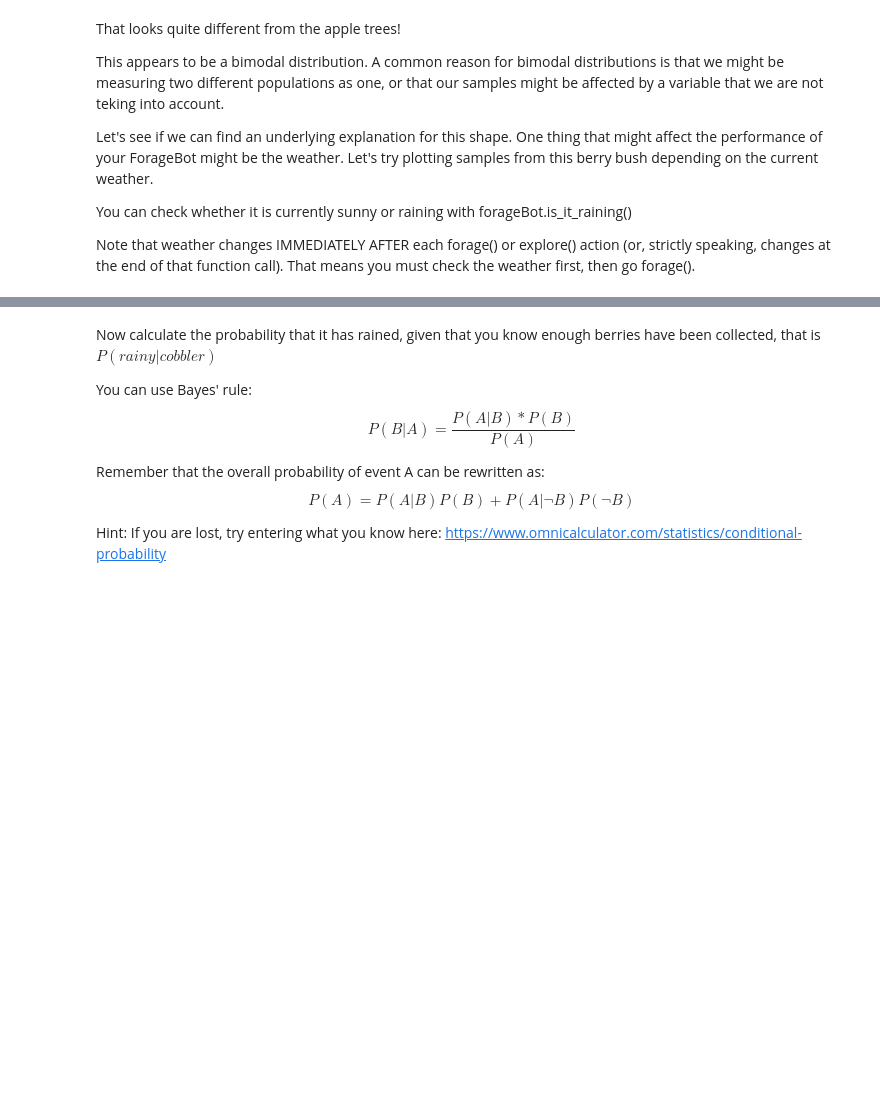
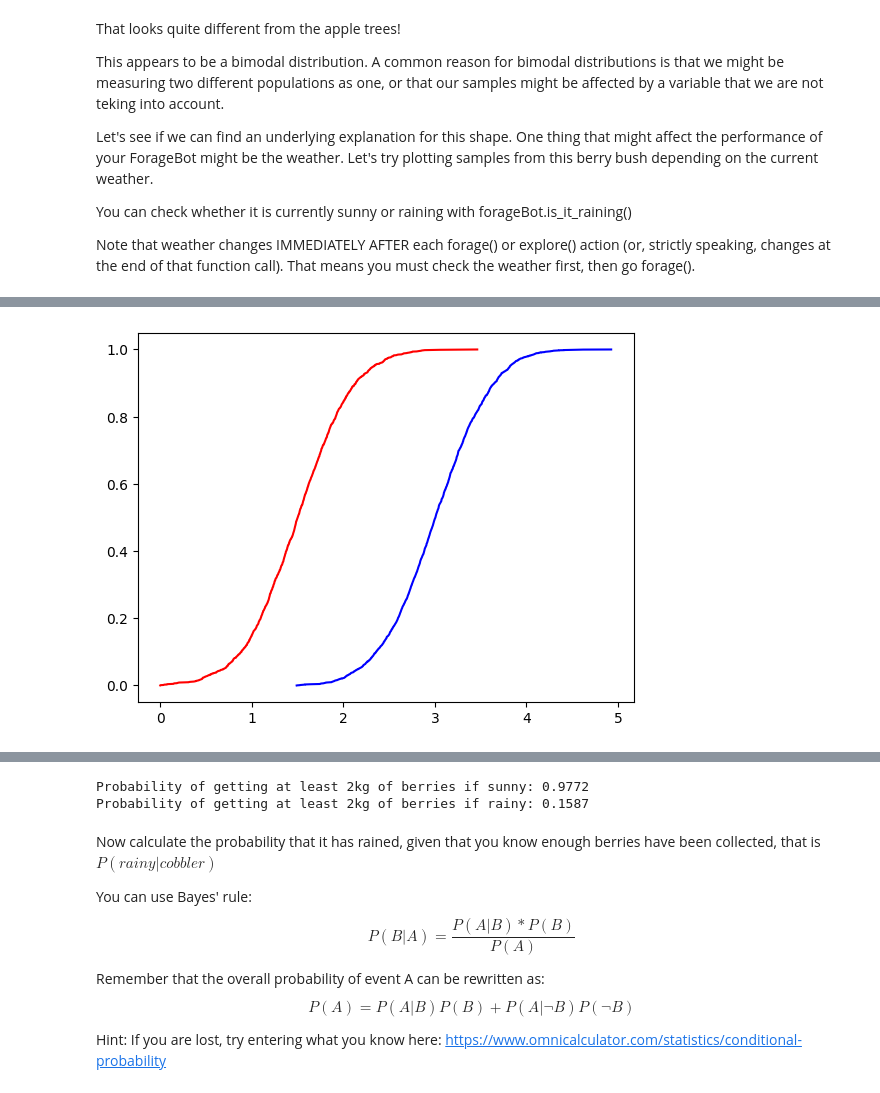
Before and after one commit to Sjiub/computational-thinking-week-individual-15239586, a Jupyter notebook: challenge_foraging/challenge_foraging_robot.ipynb, the cells around one changed output, grey strips where cells are left out. Drawn from its saved outputs; the diff is of its cells as text; code cells hidden in the pictures; blank space fills up the shorter version.

```diff
--- a/challenge_foraging/challenge_foraging_robot.ipynb
+++ b/challenge_foraging/challenge_foraging_robot.ipynb
@@ -339,19 +347,25 @@ But we can get an even better estimate, if we take take the weather into account
 # %%
 # Collecting again just as above
 np.random.seed(42)
 
 # These samples should still be available, if not recollect them as above.
 # samples_sunny = []
 # samples_rainy = []
 
 # Calculate the 2 PDFs for sunny and rainy weather here, using the code above.
 
+sorted_samples_sunny = np.sort(samples_sunny)
+sorted_samples_rainy = np.sort(samples_rainy)
 
+probability_sunny = np.arange(len(sorted_samples_sunny)) / (len(sorted_samples_sunny) - 1)
+probability_rainy = np.arange(len(sorted_samples_rainy)) / (len(sorted_samples_rainy) - 1)
 
 
 # Plot the CDF:
 sns.lineplot(x=sorted_samples_sunny, y=probability_sunny, color='blue')
 sns.lineplot(x=sorted_samples_rainy, y=probability_rainy, color='red');
+# %% [output]
+[figure, added]
 # %% [markdown]
 You should generate this image:
 
@@ -375,6 +389,15 @@ bush_one_rainy_dist = norm(loc=1.5, scale=0.5)
 # Calculate the precise probability of getting at least 2kg of berries from bush_one given either weather (using the cdf)
 ANSWER_PROB_IF_SUNNY = None
 ANSWER_PROB_IF_RAINY = None
+
+ANSWER_PROB_IF_SUNNY = 1 - bush_one_sunny_dist.cdf(2)
+ANSWER_PROB_IF_RAINY = 1 - bush_one_rainy_dist.cdf(2)
+
+print(f"Probability of getting at least 2kg of berries if sunny: {ANSWER_PROB_IF_SUNNY:.4f}")
+print(f"Probability of getting at least 2kg of berries if rainy: {ANSWER_PROB_IF_RAINY:.4f}")
+# %% [output]
+Probability of getting at least 2kg of berries if sunny: 0.9772
+Probability of getting at least 2kg of berries if rainy: 0.1587
 # %% [markdown]
 Now calculate the probability that it has rained, given that you know enough berries have been collected, that is $P(rainy|cobbler)$
 
```
Also changed, not shown: parts of 6 cells of this notebook.
